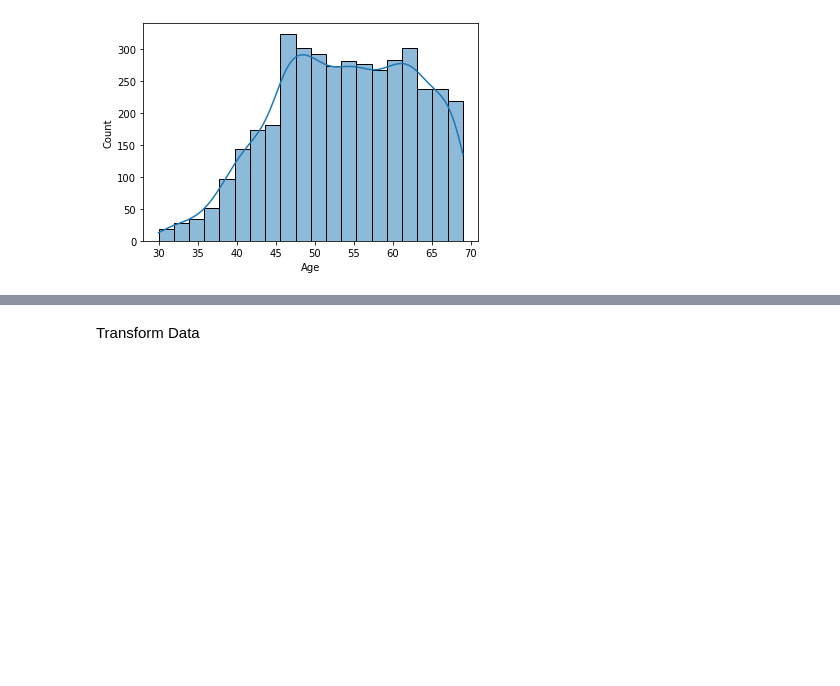
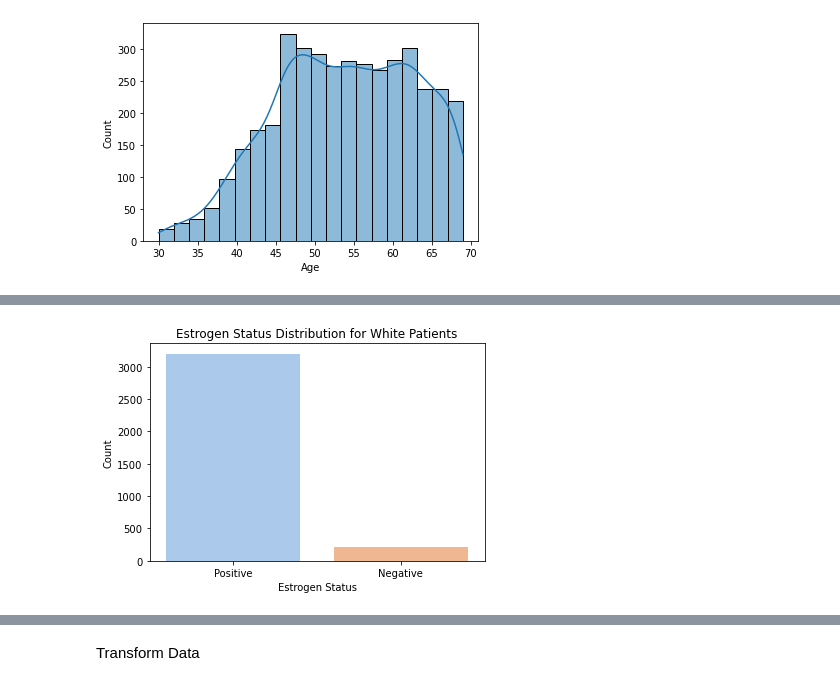
Before and after one commit to IsraaMohamedGaber/Breast-Cancer-Detection, a Jupyter notebook: Breast_Cancer.ipynb, the cells around one changed output, grey strips where cells are left out. Drawn from its saved outputs; the diff is of its cells as text; code cells hidden in the pictures; blank space fills up the shorter version.

```diff
--- a/Breast_Cancer.ipynb
+++ b/Breast_Cancer.ipynb
@@ -158,0 +147,11 @@ sns.countplot(x='Race', hue='Status', data=data, palette='Set2')
+# %%
+white_df = data[data['Race'] == 'White']
+# Plot Estrogen Status distribution for White race
+plt.figure(figsize=(6,4))
+sns.countplot(data=white_df, x='Estrogen Status', palette='pastel')
+plt.title('Estrogen Status Distribution for White Patients')
+plt.xlabel('Estrogen Status')
+plt.ylabel('Count')
+plt.show()
+# %% [output]
+[figure, added]
```
Also changed, not shown: parts of 13 cells of this notebook.
